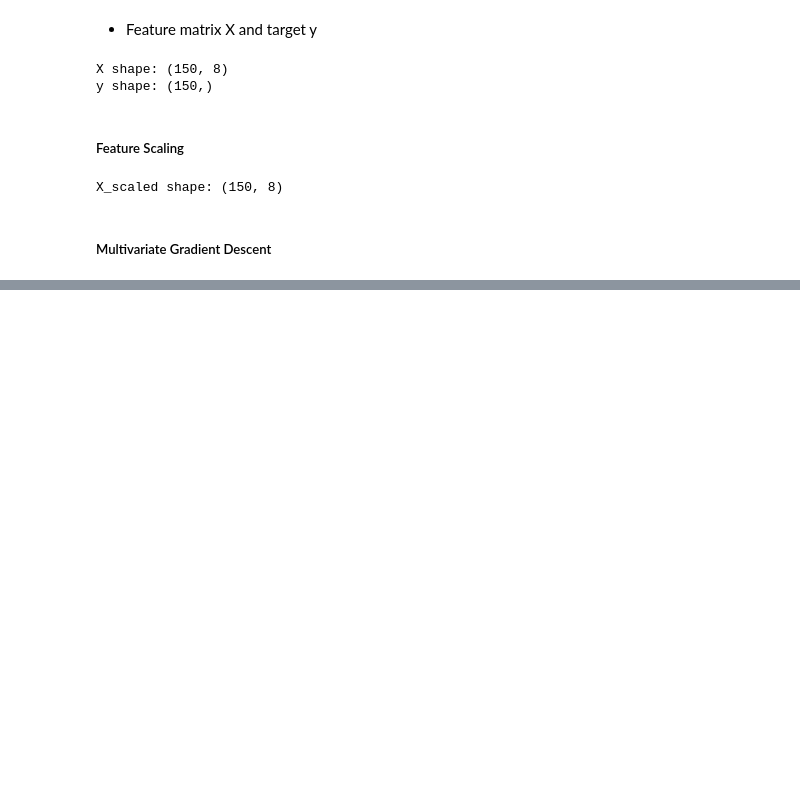
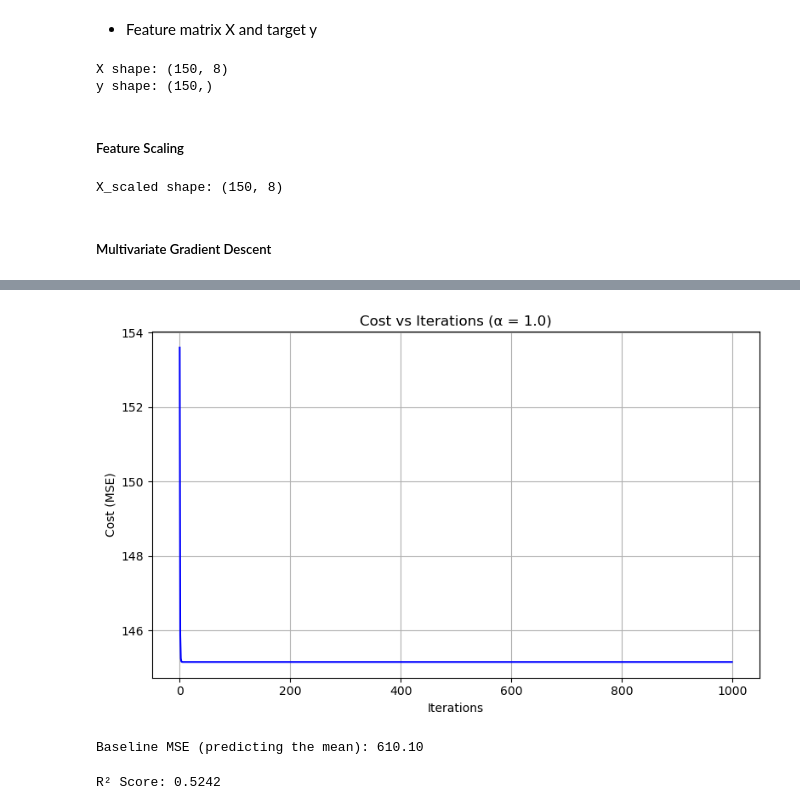
Before and after one commit to jsm-jayakodi/Capstone_mini_project_00, a Jupyter notebook: 3_linear_regression_full_dataset.ipynb, the cells around one changed output, grey strips where cells are left out. Saved outputs shown, nothing was run; the diff lists cells and outputs as text; code cells hidden in the pictures; blank space fills up the shorter version.

```diff
--- a/3_linear_regression_full_dataset.ipynb
+++ b/3_linear_regression_full_dataset.ipynb
@@ -152 +176,30 @@ Final beta values: [62.13733333  0.97721088  1.66718498  6.92224594 14.20612414
  -1.38210192  2.13395052  7.64985934]
+# %%
+plot_single_cost(cost_history, 1.0)
+# %% [output]
+[figure, added]
+# %%
+y_mean = np.mean(y)
+baseline_mse = np.mean((y - y_mean)**2)
+print(f"Baseline MSE (predicting the mean): {baseline_mse:.2f}")
+# %% [output]
+Baseline MSE (predicting the mean): 610.10
+# %%
+def predict(X, beta):
+    # Add bias column to X
+    X_bias = np.c_[np.ones((X.shape[0], 1)), X]  # shape becomes (150, 9)
+    return np.dot(X_bias, beta)
+
+def r2_score(y_true, y_pred):
+    ss_res = np.sum((y_true - y_pred) ** 2)
+    ss_tot = np.sum((y_true - np.mean(y_true)) ** 2)
+    return 1 - (ss_res / ss_tot)
+
+# Predict using the best beta
+y_pred = predict(X_scaled, beta)
+
+# Calculate R²
+r2 = r2_score(y, y_pred)
+print(f"R² Score: {r2:.4f}")
+# %% [output]
+R² Score: 0.5242
```
Also changed, not shown: parts of 9 cells of this notebook.
